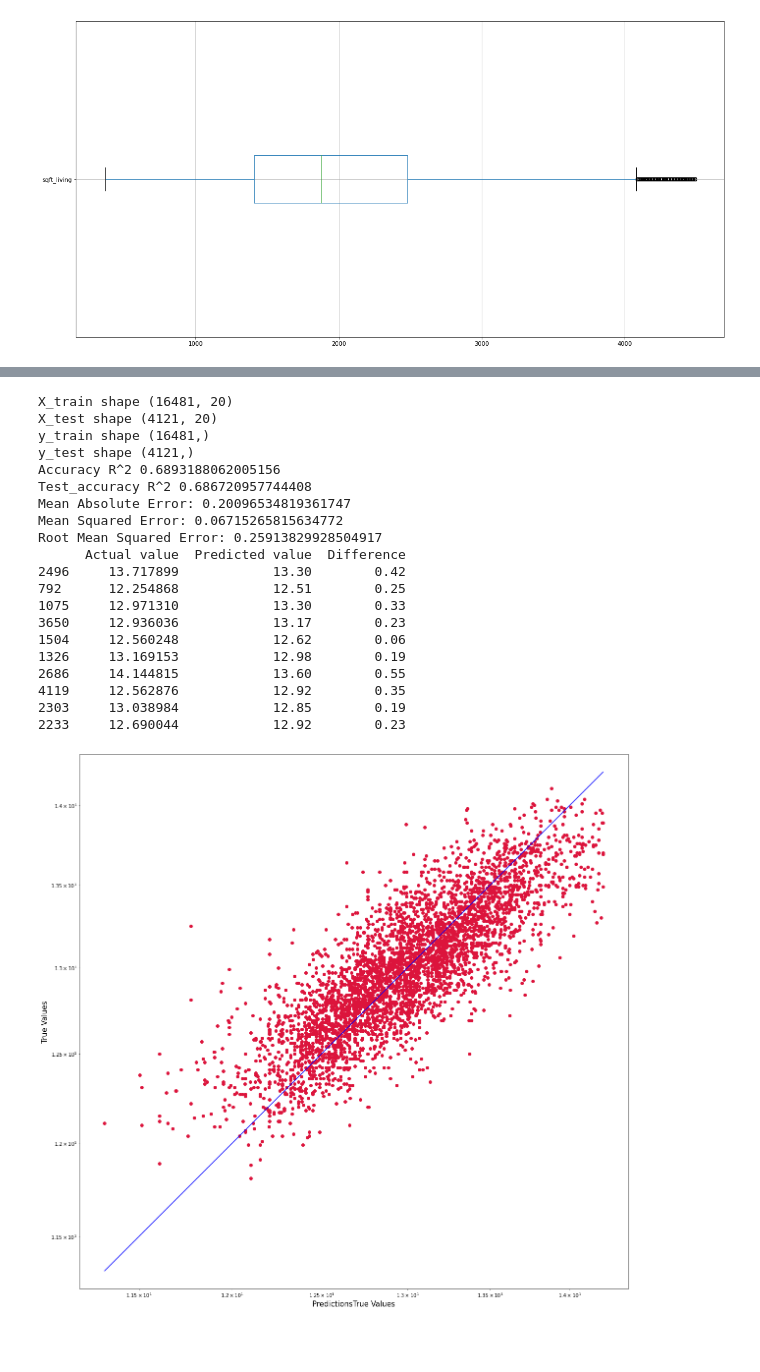
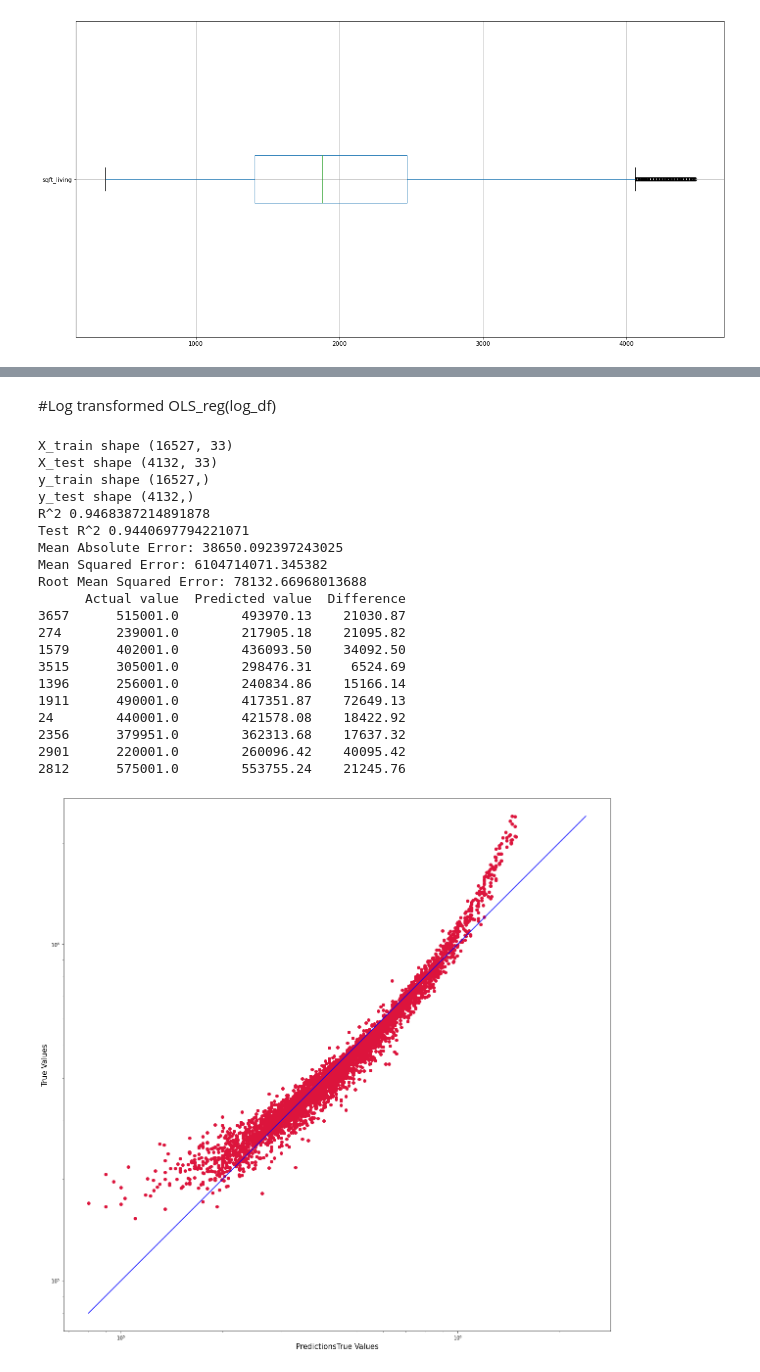
Before and after one commit to ValeriaVF/Phase_2-Project, a Jupyter notebook: Final.ipynb, the cells around one changed output, grey strips where cells are left out. Saved outputs shown, nothing was run; the diff lists cells and outputs as text; code cells hidden in the pictures; blank space fills up the shorter version.

```diff
--- a/Final.ipynb
+++ b/Final.ipynb
@@ -461,5 +546,5 @@ df2 =  df[["bedrooms","bathrooms","floors","waterfront","view","condition","seas
 # %%
-log_df = pd.concat([df_numerical, df2], axis=1)
+log_df = pd.concat([df_numerical, df], axis=1)
 # %%
 log_df
 # %% [output]
@@ -500,24 +564,27 @@ strong multicollinearity or other numerical problems.
+# %% [markdown]
+#Log transformed
+OLS_reg(log_df)
 # %%
-predictive_model(log_df)
+predictive_model_log(log_df)
 # %% [output]
-X_train shape (16481, 20)
-X_test shape (4121, 20)
-y_train shape (16481,)
-y_test shape (4121,)
-Accuracy R^2 0.6893188062005156
-Test_accuracy R^2 0.686720957744408
-Mean Absolute Error: 0.20096534819361747
-Mean Squared Error: 0.06715265815634772
-Root Mean Squared Error: 0.25913829928504917
+X_train shape (16527, 33)
+X_test shape (4132, 33)
+y_train shape (16527,)
+y_test shape (4132,)
+R^2 0.9468387214891878
+Test R^2 0.9440697794221071
+Mean Absolute Error: 38650.092397243025
+Mean Squared Error: 6104714071.345382
+Root Mean Squared Error: 78132.66968013688
       Actual value  Predicted value  Difference
-2496     13.717899            13.30        0.42
-792      12.254868            12.51        0.25
-1075     12.971310            13.30        0.33
-3650     12.936036            13.17        0.23
-1504     12.560248            12.62        0.06
-1326     13.169153            12.98        0.19
-2686     14.144815            13.60        0.55
-4119     12.562876            12.92        0.35
-2303     13.038984            12.85        0.19
-2233     12.690044            12.92        0.23
+3657      515001.0        493970.13    21030.87
+274       239001.0        217905.18    21095.82
+1579      402001.0        436093.50    34092.50
+3515      305001.0        298476.31     6524.69
+1396      256001.0        240834.86    15166.14
+1911      490001.0        417351.87    72649.13
+24        440001.0        421578.08    18422.92
+2356      379951.0        362313.68    17637.32
+2901      220001.0        260096.42    40095.42
+2812      575001.0        553755.24    21245.76
-[figure, old version]
+[figure, new version]
```
Also changed, not shown: parts of 46 cells of this notebook.
